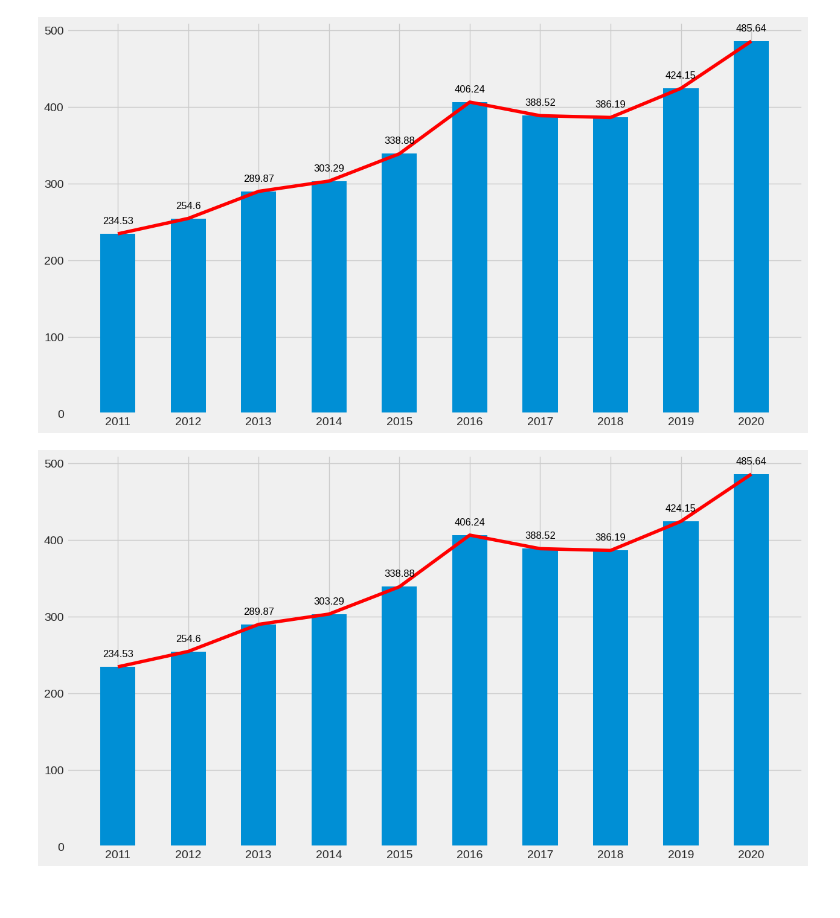
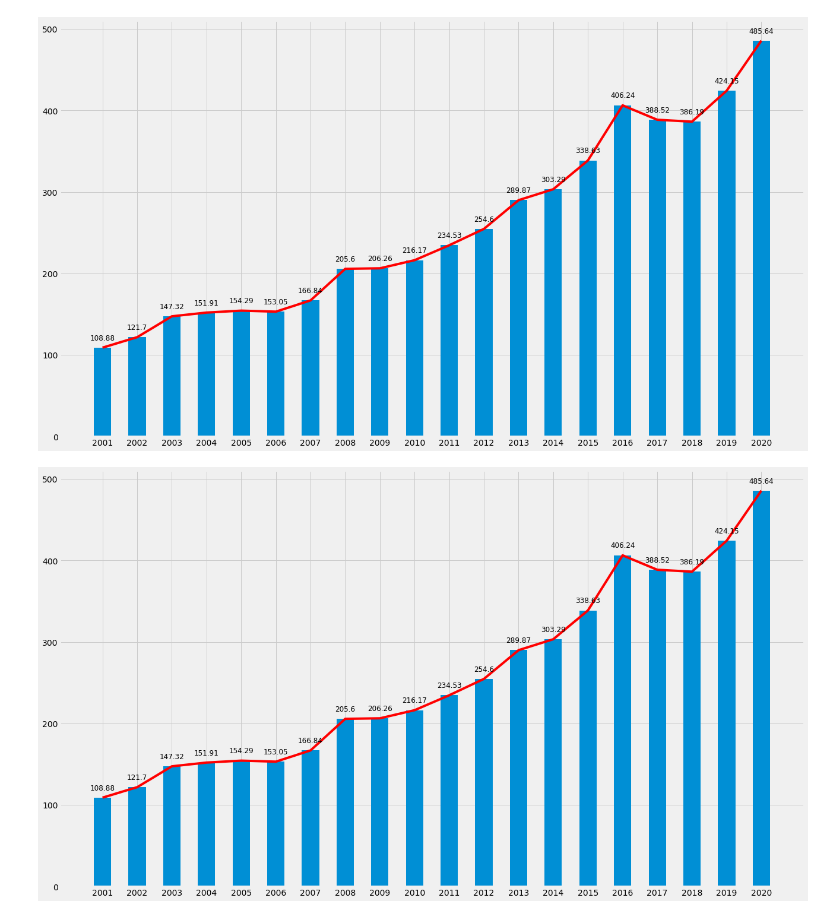
Before and after one commit to bessasjr/Cesta_basica_2001-2020, a Jupyter notebook: cesta_basic.ipynb, the cells around one changed output. Cells and saved outputs as stored; diff of their text form; code cells hidden in the pictures.

```diff
--- a/cesta_basic.ipynb
+++ b/cesta_basic.ipynb
@@ -497,9 +532,0 @@ cesta1
-# %%
-# Retirando as colunas que contem elementos com valor 0
-
-cesta1 = cesta.loc[[2012]]
-for i in cesta.columns:
-    if float(cesta1[i]) == 0:
-        cesta1 = cesta1.drop(columns=[i])
-
-cesta1
@@ -615,9 +660,9 @@ Data    Cidade mais cara      Cidade Mais Barata      Diferença percentual
 # %%
-# Gráfico que mostra a diferença percentual entre o valor da cesta básica na cidade mais cara e mais barata entre 2011 e 2020
+# Gráfico que mostra a diferença percentual entre o valor da cesta básica na cidade mais cara e mais barata entre 2001 e 2020
 
 plt.style.use('fivethirtyeight')
 
-fig, ax = plt.subplots(figsize=(18,10))
+fig, ax = plt.subplots(figsize=(20,14))
 
 index = [0, 10, 20, 30, 40, 50]
 
@@ -625,12 +670,12 @@ p = ax.barh(cesta.index, percentual_maior_menor, label='Cidades mais caras') #co
 
 ax.bar_label(p, label_type='edge', fontsize=18, bbox = dict(facecolor = 'cyan', alpha =0.8))
 
-ax.set_yticks(cesta.index, labels=[2011, 2012, 2013, 2014, 2015, 2016, 2017, 2018, 2019, 2020])
+ax.set_yticks(cesta.index, labels=[2001, 2002, 2003, 2004, 2005, 2006, 2007, 2008, 2009, 2010, 2011, 2012, 2013, 2014, 2015, 2016, 2017, 2018, 2019, 2020])
 ax.set_xticks(index, labels=[0, 10, 20, 30, 40, 50])
 
 ax.set_title('Diferença percentual entre a cesta básica mais cara e mais barata no período', fontsize=25, weight='semibold', pad=20)
 
-ax.set_xlabel('Valor Percentual', fontsize=20)
+ax.set_xlabel('Diferença Percentual', fontsize=20)
 ax.set_ylabel('Ano', fontsize=20)
 
 plt.show()
@@ -663,9 +718,9 @@ dict_media_anual
  2019: 424.15,
  2020: 485.64}
 # %%
-# Criando um dataframe com a média anual do valor da cesta básica entre as capitais brasileiras entre 2011 e 2020
+# Criando um dataframe com a média anual do valor da cesta básica entre as capitais brasileiras entre 2001 e 2020
 
-cesta_basica = pd.DataFrame(dict_media_anual.values(), index=[2011, 2012, 2013, 2014, 2015, 2016, 2017, 2018, 2019, 2020], columns=['Mean'])
+cesta_basica = pd.DataFrame(dict_media_anual.values(), index=[2001, 2002, 2003, 2004, 2005, 2006, 2007, 2008, 2009, 2010, 2011, 2012, 2013, 2014, 2015, 2016, 2017, 2018, 2019, 2020], columns=['Mean'])
 
 cesta_basica
 # %% [output]
@@ -681,11 +742,11 @@ cesta_basica
 | 2019 | 424.15 |
 | 2020 | 485.64 |
 # %%
-# Gráfico que mostra a média anual do valor da cesta básica entre as capitais brasileiras entre 2011 e 2020
+# Gráfico que mostra a evolução da média anual do valor da cesta básica entre as capitais brasileiras entre 2001 e 2020
 
 plt.style.use('fivethirtyeight')
 
-fig, ax = plt.subplots(figsize=(14,8))
+fig, ax = plt.subplots(figsize=(20,12))
 
 p1 = ax.bar(cesta_basica.index, cesta_basica['Mean'], width=0.5)
 p2 = ax.plot(cesta_basica.index, cesta_basica['Mean'], color='r')
@@ -696,24 +757,24 @@ ax.set_xticks(cesta_basica.index, labels=cesta_basica.index)
 
 plt.show()
 # %% [output]
-[figure, old version]
+[figure, new version]
 # %%
 plt.style.use('fivethirtyeight')
 
-fig, ax = plt.subplots(figsize=(14,8))
+fig, ax = plt.subplots(figsize=(20,12))
 
 #plt.grid(axis='y', zorder=1)
 
 ax = plt.bar(cesta_basica.index, cesta_basica['Mean'], width=0.5, zorder=2)
 ax2 = plt.plot(cesta_basica.index, cesta_basica['Mean'], color='red', zorder=2)
 
 plt.bar_label(p1, fontsize=12, padding=10, color='black')
 
 plt.xticks(np.arange(min(cesta_basica.index), max(cesta_basica.index)+1, 1.0))
 
 plt.show()
 # %% [output]
-[figure, old version]
+[figure, new version]
 # %%
 # Obtendo a media por ano de maneira fácil com numpy (contando os zeros)
 round(cesta.mean(axis=1),2)
```
Also changed, not shown: parts of 36 cells of this notebook, 1 other file.
